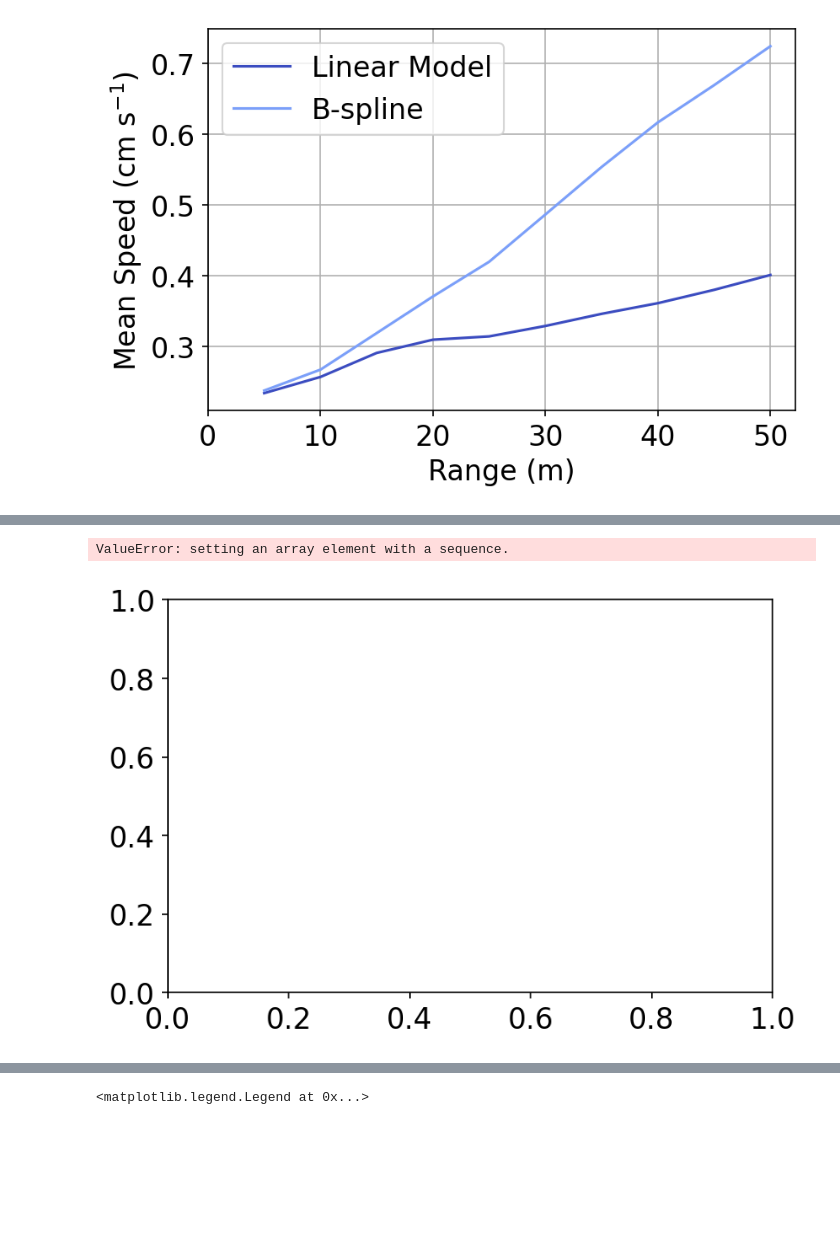
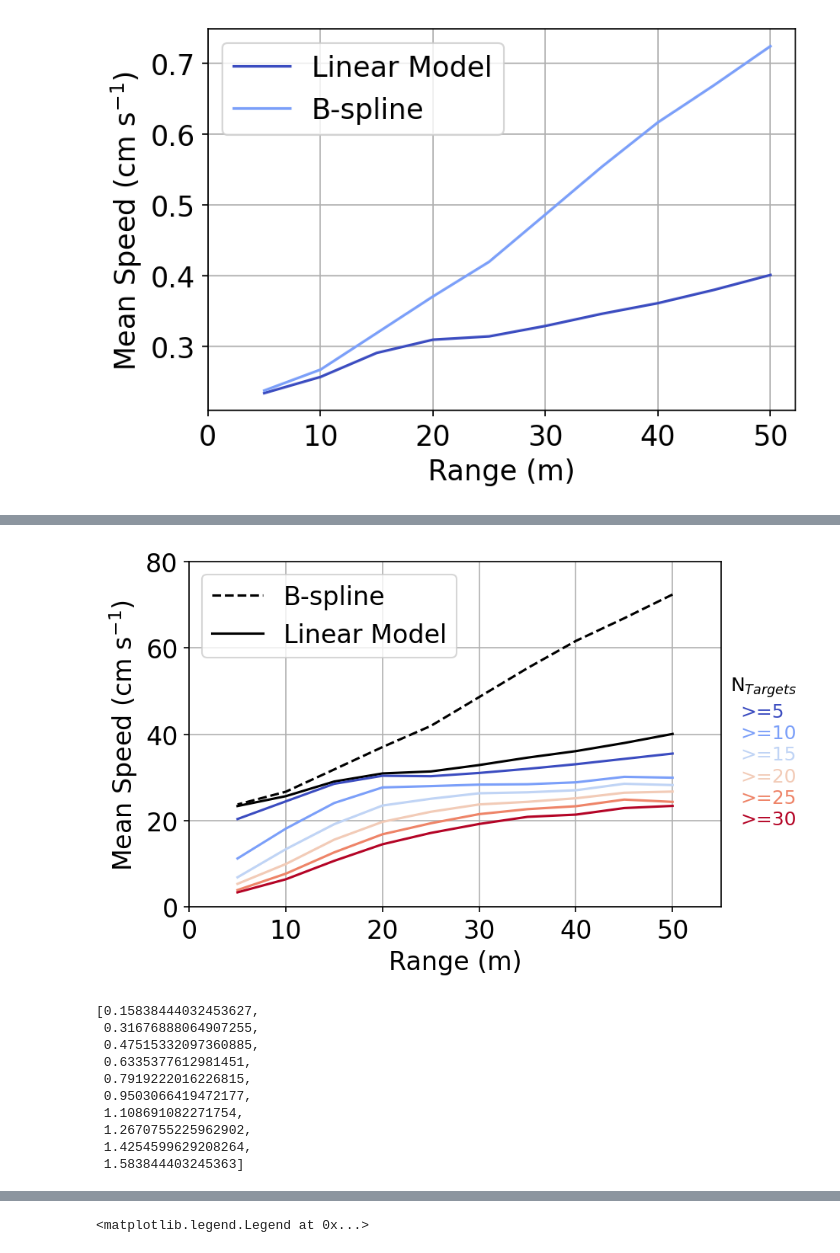
Before and after one commit to leviner/MooredEchosounders, a Jupyter notebook: code/trackPlots.ipynb, the cells around one changed output, grey strips where cells are left out. Saved outputs shown, nothing was run; the diff lists cells and outputs as text; code cells hidden in the pictures; blank space fills up the shorter version.

Commit message:
track speed figures

```diff
--- a/code/trackPlots.ipynb
+++ b/code/trackPlots.ipynb
@@ -101,34 +86,56 @@ import matplotlib.pyplot as plt
 from matplotlib import rcParams, cycler
 import matplotlib.pyplot as plt
 import numpy as np
 
 # Fixing random state for reproducibility
 np.random.seed(19680801)
 
 N = len(np.arange(5,31,5))
 cmap = plt.cm.coolwarm
 rcParams['axes.prop_cycle'] = cycler(color=cmap(np.linspace(0, 1, N)))
 
 
 allT = pd.concat([dfD1T,dfD2T,dfD3T])
 r = 5
 fig = plt.figure(dpi=150)
-plt.plot(np.arange(0,50,r),spSmooth,color='k')
+plt.plot(np.arange(0,50,r),[100*s for s in spSmooth],'--',color='k')
+plt.plot(np.arange(0,50,r),[100*s for s in spLin],'-',color='k')
+ct = 0
 for tL in np.arange(5,31,5):
     curT = allT[allT.Num_targets>= tL]
     spLin=[]
     for d in np.arange(0,50,r):
         spLin.append(np.mean(curT[(curT.Target_depth_mean >= d)&(curT.Target_depth_mean < d+r)].linearSpeed*100))
 
-    plt.plot(np.arange(0,50,r),spLin)
+    plt.plot(np.arange(0,50,r),spLin,color=cmap(np.linspace(0, 1, N))[ct])
+    plt.text(-7,44-(ct*5), '>='+str(np.arange(5,31,5)[ct]), color=cmap(np.linspace(0, 1, N))[ct],fontsize=12)
 
+    ct+=1
+plt.axis([-5,50,0,80])
 plt.gca().invert_xaxis()
 plt.xticks(np.arange(0,51,10))
 plt.gca().set_xticklabels([str(a) for a in np.arange(50,-1,-10)])
 plt.xlabel('Range (m)')
 plt.ylabel('Mean Speed (cm s$^{-1}$)')
 plt.legend(['B-spline','Linear Model'])
+plt.text(-6,50,'N$_{Targets}$',fontsize=12)
+
 plt.grid()
 # %% [output]
-ValueError: setting an array element with a sequence.
-[figure, old version]
+[figure, new version]
+# %%
+bw = [2*(x*np.tan(np.radians(9))) for x in np.arange(5,51,5)]
+for nT in [5]:
+    sp = [d/nT/2 for d in bw]
+sp
+# %% [output]
+[0.15838444032453627,
+ 0.31676888064907255,
+ 0.47515332097360885,
+ 0.6335377612981451,
+ 0.7919222016226815,
+ 0.9503066419472177,
+ 1.108691082271754,
+ 1.2670755225962902,
+ 1.4254599629208264,
+ 1.583844403245363]
```
Also changed, not shown: parts of 5 cells of this notebook.
